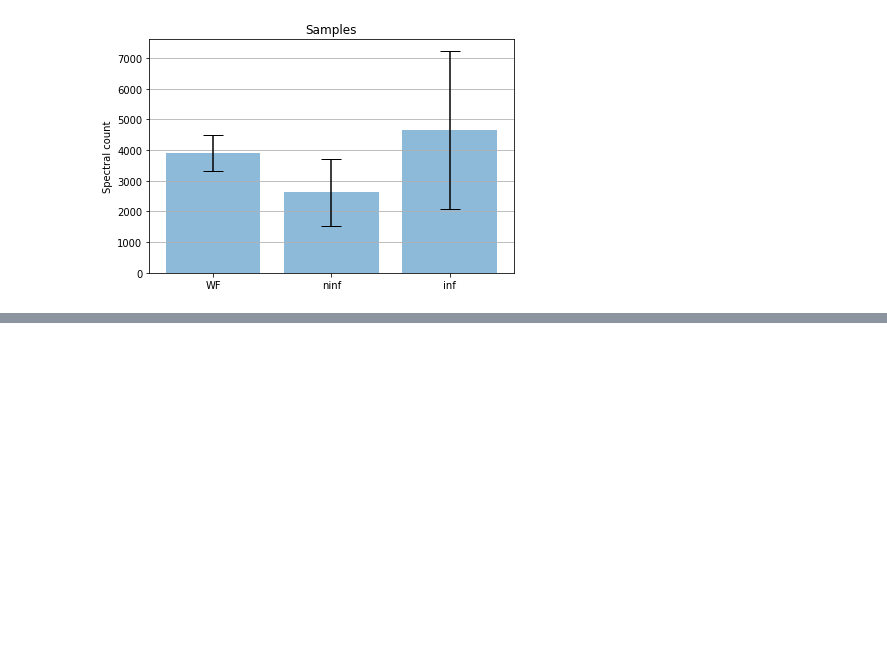
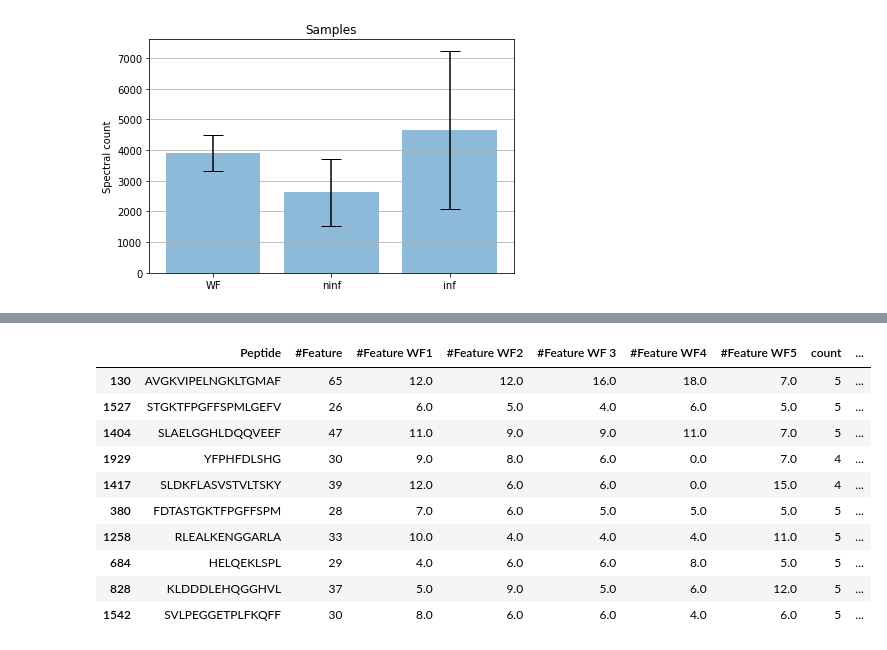
Before and after one commit to ErikHartman/peptidomic_py, a Jupyter notebook: playground.ipynb, the cells around one changed output, grey strips where cells are left out. Drawn from its saved outputs; the diff is of its cells as text; code cells hidden in the pictures; blank space fills up the shorter version.

```diff
--- a/playground.ipynb
+++ b/playground.ipynb
@@ -1360,0 +1473,20 @@ df.sort_values('Feature*Ampep,deep', ascending=False)
+# %%
+heatmap_inf=pd.read_excel('heatmap.xlsx',sheet_name='inf')
+heatmap_ninf=pd.read_excel('heatmap.xlsx',sheet_name='ninf')
+heatmap_WF=pd.read_excel('heatmap.xlsx',sheet_name='WF')
+
+df_inf['AMS1']=df_inf['#Feature Sample 31']*heatmap_inf['Deep-AmPEP30']
+df_inf['AMS2']=df_inf['#Feature Sample 34']*heatmap_inf['Deep-AmPEP30']
+df_inf['AMS3']=df_inf['#Feature Sample 39']*heatmap_inf['Deep-AmPEP30']
+
+df_ninf['AMS1']=df_ninf['#Feature Sample 13']*heatmap_ninf['Deep-AmPEP30']
+df_ninf['AMS2']=df_ninf['#Feature Sample 21']*heatmap_ninf['Deep-AmPEP30']
+df_ninf['AMS3']=df_ninf['#Feature Sample 33']*heatmap_ninf['Deep-AmPEP30']
+
+df_WF['AMS1']=df_WF['#Feature WF1']*heatmap_WF['Deep-AmPEP30']
+df_WF['AMS2']=df_WF['#Feature WF2']*heatmap_WF['Deep-AmPEP30']
+df_WF['AMS3']=df_WF['#Feature WF 3']*heatmap_WF['Deep-AmPEP30']
+df_WF['AMS4']=df_WF['#Feature WF4']*heatmap_WF['Deep-AmPEP30']
+df_WF['AMS5']=df_WF['#Feature WF5']*heatmap_WF['Deep-AmPEP30']
+
+df_inf
@@ -1360,0 +1547,18 @@ df.sort_values('Feature*Ampep,deep', ascending=False)
+# %%
+WF_std=df_WF.copy()
+WF_std=WF_std[['AMS1', 'AMS2','AMS3','AMS4','AMS5']]
+df_WF['std']=WF_std.std(axis=1, numeric_only=True)
+df_WF['mean AMS']=WF_std.mean(axis=1, numeric_only=True)
+df_WF.sort_values('mean AMS', ascending=False)[0:10]
+# %% [output]
+|  | Peptide | #Feature | #Feature WF1 | #Feature WF2 | #Feature WF 3 | #Feature WF4 | #Feature WF5 | count | ... |
+| 130 | AVGKVIPELNGKLTGMAF | 65 | 12.0 | 12.0 | 16.0 | 18.0 | 7.0 | 5 | ... |
+| 1527 | STGKTFPGFFSPMLGEFV | 26 | 6.0 | 5.0 | 4.0 | 6.0 | 5.0 | 5 | ... |
+| 1404 | SLAELGGHLDQQVEEF | 47 | 11.0 | 9.0 | 9.0 | 11.0 | 7.0 | 5 | ... |
+| 1929 | YFPHFDLSHG | 30 | 9.0 | 8.0 | 6.0 | 0.0 | 7.0 | 4 | ... |
+| 1417 | SLDKFLASVSTVLTSKY | 39 | 12.0 | 6.0 | 6.0 | 0.0 | 15.0 | 4 | ... |
+| 380 | FDTASTGKTFPGFFSPM | 28 | 7.0 | 6.0 | 5.0 | 5.0 | 5.0 | 5 | ... |
+| 1258 | RLEALKENGGARLA | 33 | 10.0 | 4.0 | 4.0 | 4.0 | 11.0 | 5 | ... |
+| 684 | HELQEKLSPL | 29 | 4.0 | 6.0 | 6.0 | 8.0 | 5.0 | 5 | ... |
+| 828 | KLDDDLEHQGGHVL | 37 | 5.0 | 9.0 | 5.0 | 6.0 | 12.0 | 5 | ... |
+| 1542 | SVLPEGGETPLFKQFF | 30 | 8.0 | 6.0 | 6.0 | 4.0 | 6.0 | 5 | ... |
```
Also changed, not shown: parts of 17 cells of this notebook, 1 other file.
